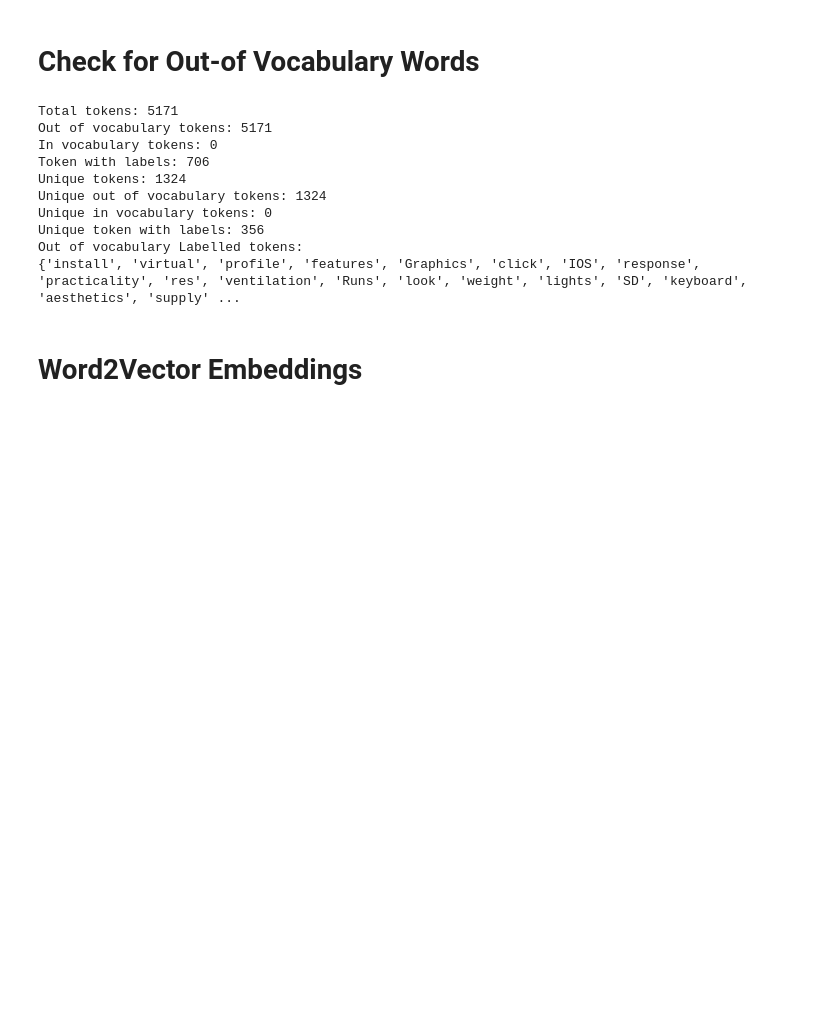
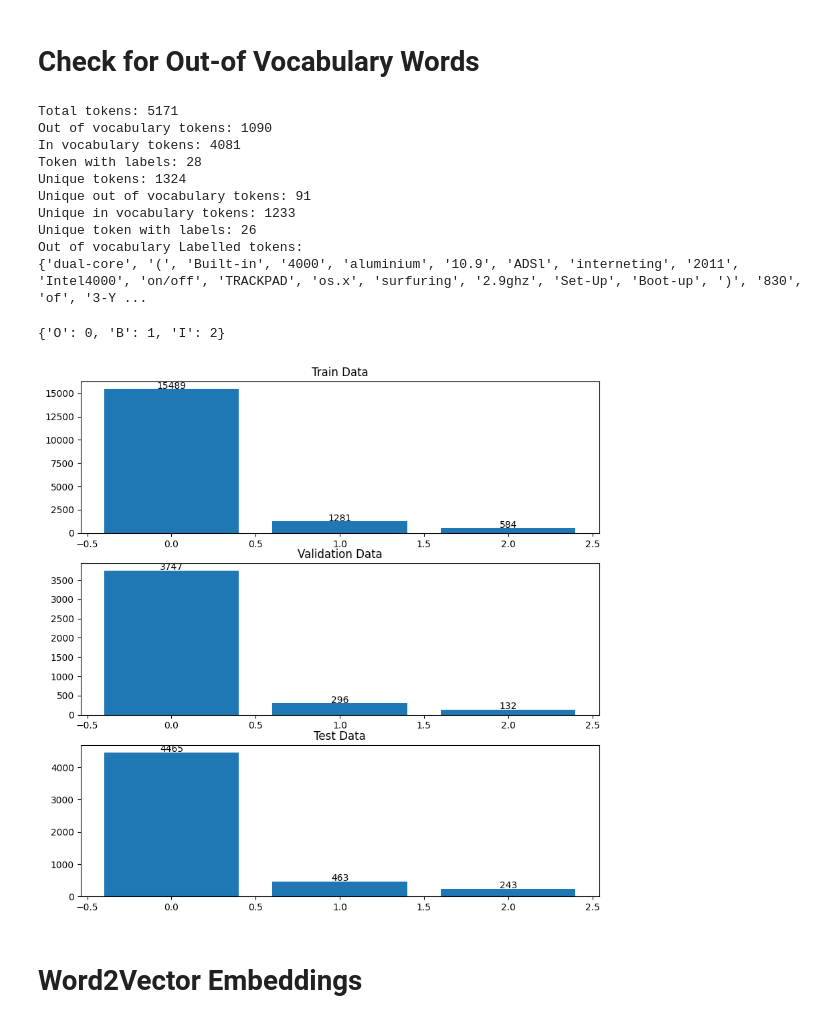
Before and after one commit to Arjun-93/NLP_Assignments_Project, a Jupyter notebook: NLP-A2/Q2-Laptop-Review/Word_Embedding.ipynb, the cells around one changed output. Drawn from its saved outputs; the diff is of its cells as text; code cells hidden in the pictures; blank space fills up the shorter version.

```diff
--- a/NLP-A2/Q2-Laptop-Review/Word_Embedding.ipynb
+++ b/NLP-A2/Q2-Laptop-Review/Word_Embedding.ipynb
@@ -1,5 +1,10 @@
 # %% [markdown]
 # Check for Out-of Vocabulary Words
+# %%
+import gensim.downloader as api
+
+# Dowload and load the pre-trained model
+model = api.load('word2vec-google-news-300')
 # %%
 import json
 
@@ -40,15 +45,63 @@ print('Out of vocabulary Labelled tokens:')
 print(set(token_with_labels))
 # %% [output]
 Total tokens: 5171
-Out of vocabulary tokens: 5171
-In vocabulary tokens: 0
-Token with labels: 706
+Out of vocabulary tokens: 1090
+In vocabulary tokens: 4081
+Token with labels: 28
 Unique tokens: 1324
-Unique out of vocabulary tokens: 1324
-Unique in vocabulary tokens: 0
-Unique token with labels: 356
+Unique out of vocabulary tokens: 91
+Unique in vocabulary tokens: 1233
+Unique token with labels: 26
 Out of vocabulary Labelled tokens:
-{'install', 'virtual', 'profile', 'features', 'Graphics', 'click', 'IOS', 'response', 'practicality', 'res', 'ventilation', 'Runs', 'look', 'weight', 'lights', 'SD', 'keyboard', 'aesthetics', 'supply' ...
+{'dual-core', '(', 'Built-in', '4000', 'aluminium', '10.9', 'ADSl', 'interneting', '2011', 'Intel4000', 'on/off', 'TRACKPAD', 'os.x', 'surfuring', '2.9ghz', 'Set-Up', 'Boot-up', ')', '830', 'of', '3-Y ...
+# %%
+import numpy as np
+import matplotlib.pyplot as plt
+
+class_to_idx = {}
+for index, data in train_data.items():
+    labels = data['labels']
+    for label in labels:
+        if label not in class_to_idx:
+            class_to_idx[label] = len(class_to_idx)
+print(class_to_idx)
+
+all_labels_train = []
+for index, data in train_data.items():
+    labels = data['labels']
+    all_labels_train.extend([class_to_idx[label] for label in labels])
+
+all_labels_val = []
+for index, data in val_data.items():
+    labels = data['labels']
+    all_labels_val.extend([class_to_idx[label] for label in labels])
+
+all_labels_test = []
+for index, data in test_data.items():
+    labels = data['labels']
+    all_labels_test.extend([class_to_idx[label] for label in labels])
+
+unique_label_train, counts_label_train = np.unique(all_labels_train, return_counts=True)
+unique_label_val, counts_label_val = np.unique(all_labels_val, return_counts=True)
+unique_label_test, counts_label_test = np.unique(all_labels_test, return_counts=True)
+
+fig, ax = plt.subplots(3, 1, figsize=(10, 10))
+ax[0].bar(unique_label_train, counts_label_train)
+ax[0].set_title('Train Data')
+for i, v in enumerate(counts_label_train):
+    ax[0].text(i, v + 10, str(v), ha='center')
+ax[1].bar(unique_label_val, counts_label_val)
+ax[1].set_title('Validation Data')
+for i, v in enumerate(counts_label_val):
+    ax[1].text(i, v + 10, str(v), ha='center')
+ax[2].bar(unique_label_test, counts_label_test)
+ax[2].set_title('Test Data')
+for i, v in enumerate(counts_label_test):
+    ax[2].text(i, v + 10, str(v), ha='center')
+plt.show()
+# %% [output]
+{'O': 0, 'B': 1, 'I': 2}
+[figure, added]
 # %% [markdown]
 # Word2Vector Embeddings
 # %%
```
Also changed, not shown: parts of 1 cell of this notebook, 24 other files.
